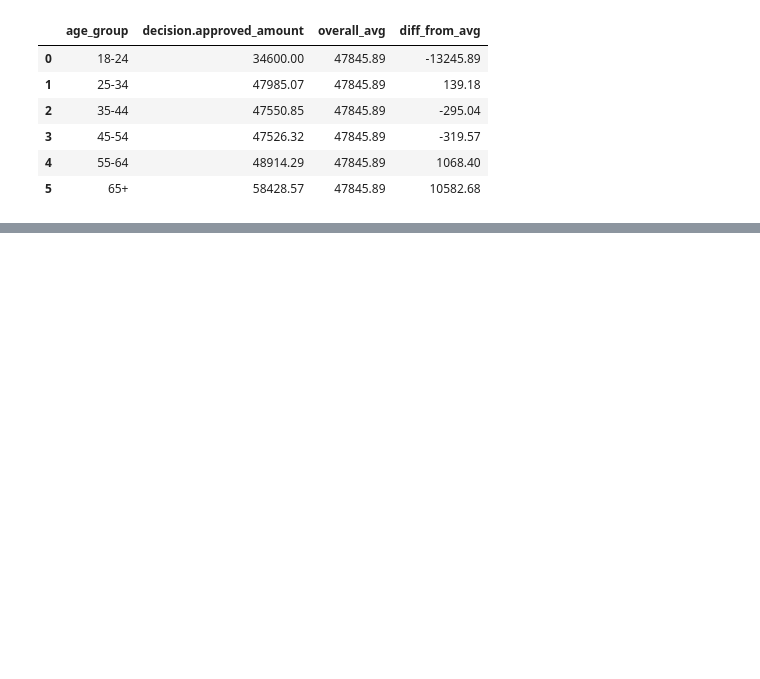
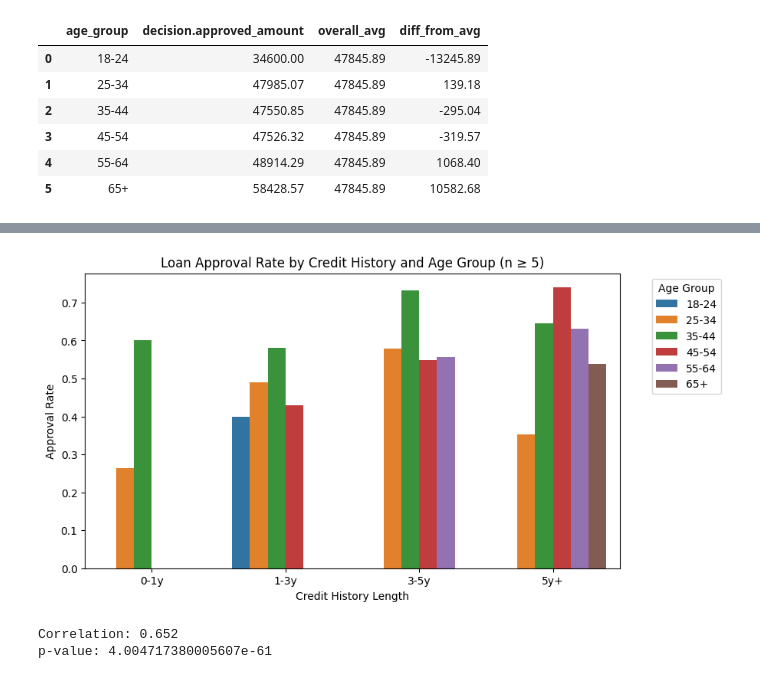
Before and after one commit to lauraaandrada/dego-project-team2, a Jupyter notebook: notebooks/02-bias-analysis.ipynb, the cells around one changed output, grey strips where cells are left out. Cells and saved outputs as stored; diff of their text form; code cells hidden in the pictures; blank space fills up the shorter version.

```diff
--- a/notebooks/02-bias-analysis.ipynb
+++ b/notebooks/02-bias-analysis.ipynb
@@ -235,0 +434,7 @@ plt.show()
+# %%
+sample_sizes = (
+    df.groupby(["credit_history_group", "age_group"])
+    .size()
+    .reset_index(name="n")
+)
+sample_sizes
@@ -235,0 +459,44 @@ plt.show()
+# %%
+approval_age_history = (
+    df.groupby(["credit_history_group", "age_group"])["decision.loan_approved"]
+    .mean()
+    .reset_index()
+)
+
+approval_age_history = approval_age_history.merge(
+    sample_sizes,
+    on=["credit_history_group", "age_group"]
+)
+
+filtered_data = approval_age_history[approval_age_history["n"] >= 5]
+# %%
+plt.figure(figsize=(9,5))
+
+sns.barplot(
+    data=filtered_data,
+    x="credit_history_group",
+    y="decision.loan_approved",
+    hue="age_group"
+)
+
+plt.title("Loan Approval Rate by Credit History and Age Group (n ≥ 5)")
+plt.xlabel("Credit History Length")
+plt.ylabel("Approval Rate")
+
+plt.legend(title="Age Group", bbox_to_anchor=(1.05,1))
+plt.show()
+# %% [output]
+[figure, added]
+# %%
+corr_df = df[["age", "financials.credit_history_months"]].dropna()
+
+corr, p_value = pearsonr(
+    corr_df["age"],
+    corr_df["financials.credit_history_months"]
+)
+
+print("Correlation:", round(corr,3))
+print("p-value:", p_value)
+# %% [output]
+Correlation: 0.652
+p-value: 4.004717380005607e-61
```
Also changed, not shown: parts of 58 cells of this notebook.
